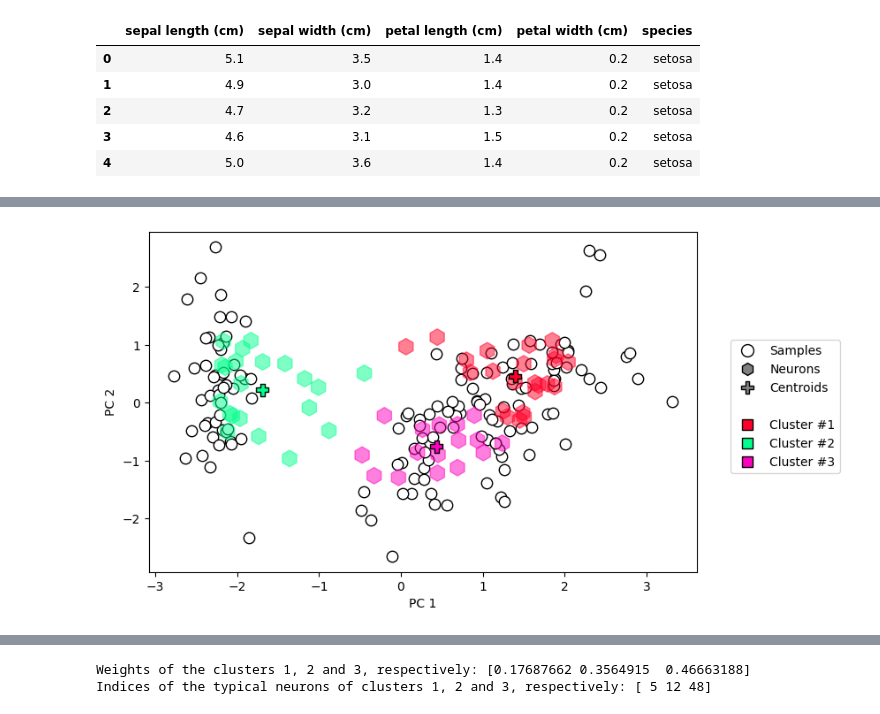
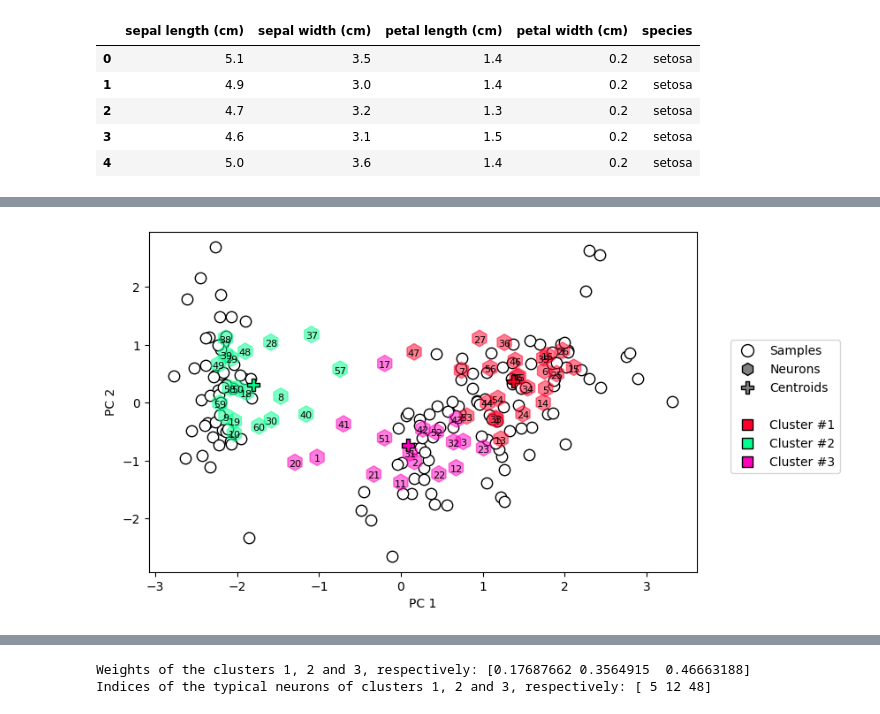
Before and after one commit to InTRA-USP/IntraSOM, a Jupyter notebook: examples/rep_cluster.ipynb, the cells around one changed output, grey strips where cells are left out. Saved outputs shown, nothing was run; the diff lists cells and outputs as text; code cells hidden in the pictures.

```diff
--- a/examples/rep_cluster.ipynb
+++ b/examples/rep_cluster.ipynb
@@ -174,20 +174,20 @@ clustering_iris.plot_kmeans(
 # %%
 # Clusters of neurons in the PCA projection
 clustering_iris.plot_clusters_pca(
     figsize = (8,5),
     normalization = 'var',
     title = '',
     show_samples = True,
     samples_size = 80,
     show_neurons=True,
     neurons_size = 180,
     show_centroids = True,
     centroids_size = 100,
     colormap='gist_rainbow',
-    watermark_neurons=False,
-    watermark_neurons_fontsize=5,
+    watermark_neurons=True,
+    watermark_neurons_fontsize=8,
     legend_upper_left_bbox_anchor=(1.05,0.7))
 # %% [output]
-[figure, old version]
+[figure, new version]
 # %%
 representatives_iris = ClusterRepresentativity(clustering_iris)
```
Also changed, not shown: parts of 7 cells of this notebook, 1 other file.
